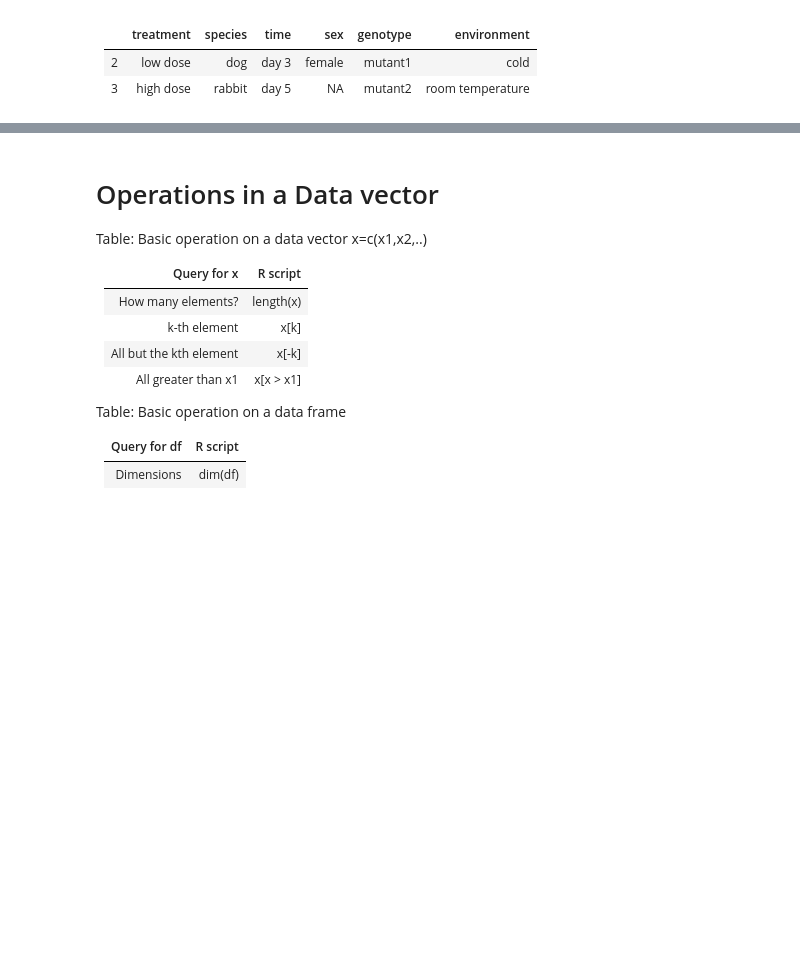
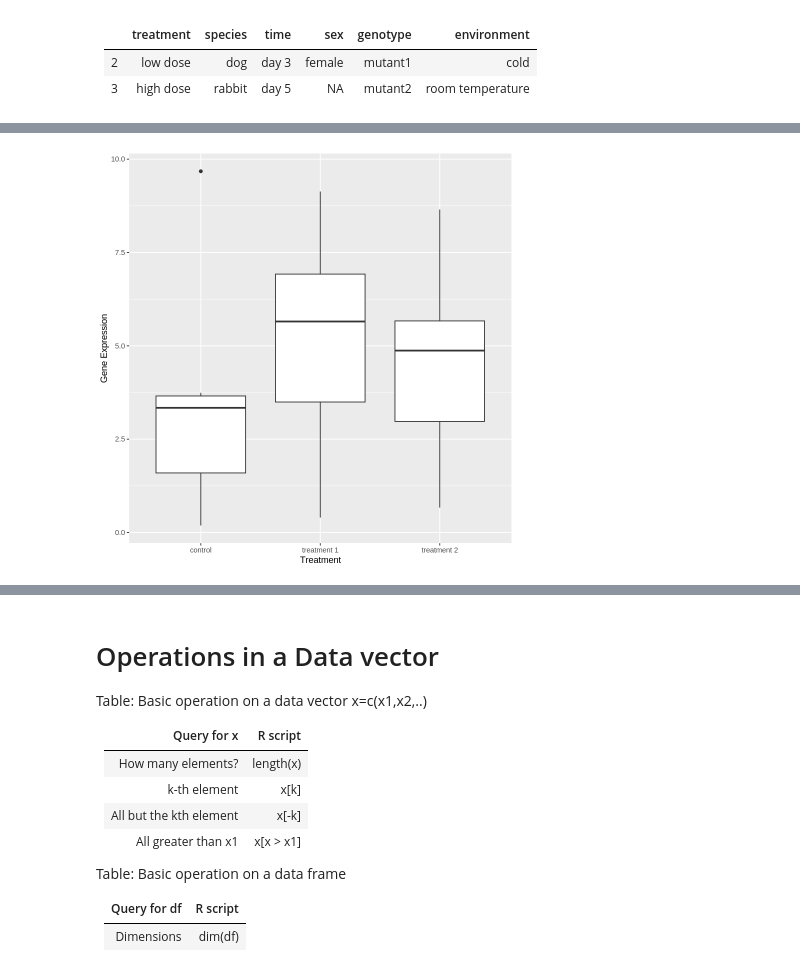
Before and after one commit to adgcal/Anjan_collab_R, a Jupyter notebook: 3_datasets_R.ipynb, the cells around one changed output, grey strips where cells are left out. Saved outputs shown, nothing was run; the diff lists cells and outputs as text; code cells hidden in the pictures; blank space fills up the shorter version.

```diff
--- a/3_datasets_R.ipynb
+++ b/3_datasets_R.ipynb
@@ -72,3 +71,11 @@ knitr::kable(df[-1,])
 |:--|:---------|:-------|:-----|:------|:--------|:----------------|
 |2  |low dose  |dog     |day 3 |female |mutant1  |cold             |
 |3  |high dose |rabbit  |day 5 |NA     |mutant2  |room temperature |
+# %%
+# Example of a gene expression data frame
+tissue <- factor(rep(c("heart", "brain", "liver"), each = 9))
+treatment <- factor(rep(c(rep("control", 3), rep("treatment 1", 3), rep("treatment 2", 3)), times = 3))
+gene <- factor(rep(c("gene 1", "gene 2", "gene 3"), times = 3))
+expression <- runif(27, min = 0, max = 10)
+gene_expression <- data.frame(tissue, treatment, gene, expression)
+knitr::kable(gene_expression)
@@ -74,0 +100,11 @@ knitr::kable(df[-1,])
+# %%
+# Load ggplot2 library
+library(ggplot2)
+
+# Create a box plot of gene expression by treatment
+ggplot(gene_expression, aes(x = treatment, y = expression)) +
+  geom_boxplot() +
+  xlab("Treatment") +
+  ylab("Gene Expression")
+# %% [output]
+[figure, added]
```
Also changed, not shown: parts of 7 cells of this notebook.
